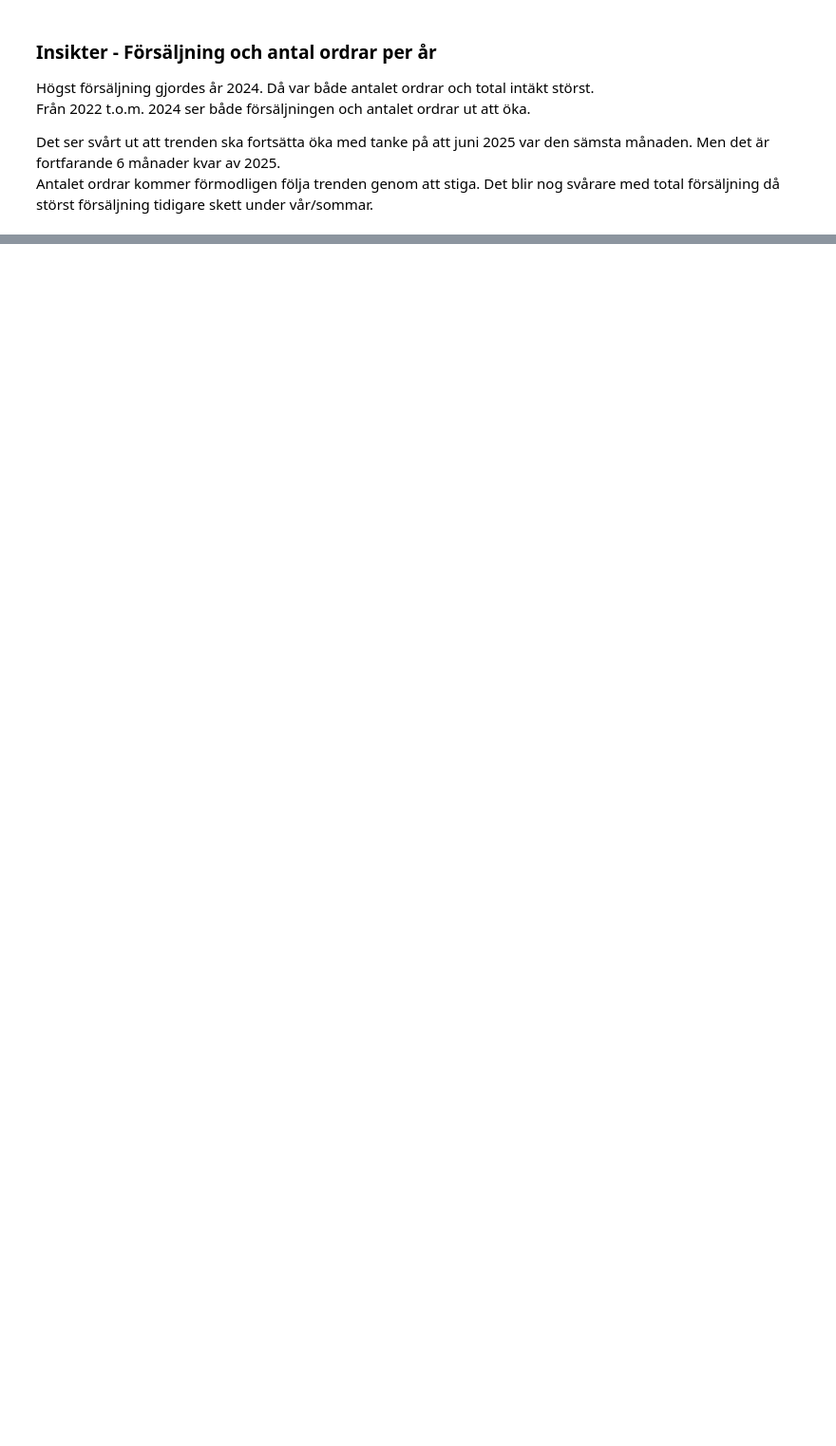
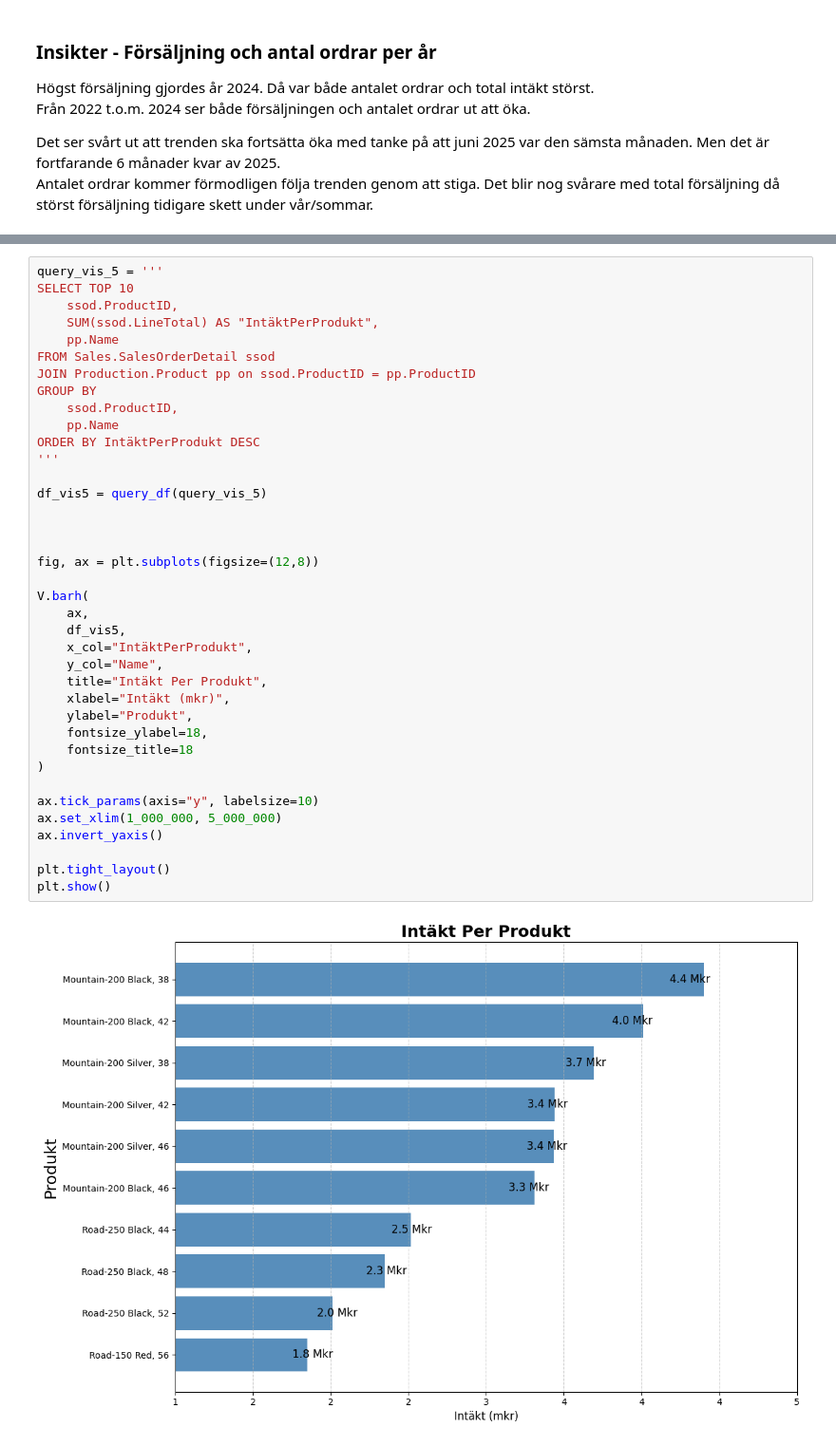
Before and after one commit to Jack-JackAttack/AdventureWorks, a Jupyter notebook: analys.ipynb, the cells around one changed output, grey strips where cells are left out. Shown at 95% size. Cells and saved outputs as stored; diff of their text form; blank space fills up the shorter version.

```diff
--- a/analys.ipynb
+++ b/analys.ipynb
@@ -294,0 +262,40 @@ Men det är fortfarande 6 månader kvar av 2025. <br>Antalet ordrar kommer förm
+# %%
+query_vis_5 = '''
+SELECT TOP 10
+    ssod.ProductID,
+    SUM(ssod.LineTotal) AS "IntäktPerProdukt",
+    pp.Name
+FROM Sales.SalesOrderDetail ssod
+JOIN Production.Product pp on ssod.ProductID = pp.ProductID
+GROUP BY
+    ssod.ProductID,
+    pp.Name
+ORDER BY IntäktPerProdukt DESC
+'''
+
+df_vis5 = query_df(query_vis_5)
+
+
+
+fig, ax = plt.subplots(figsize=(12,8))
+
+V.barh(
+    ax,
+    df_vis5,
+    x_col="IntäktPerProdukt",
+    y_col="Name",
+    title="Intäkt Per Produkt",
+    xlabel="Intäkt (mkr)",
+    ylabel="Produkt",
+    fontsize_ylabel=18,
+    fontsize_title=18
+)
+
+ax.tick_params(axis="y", labelsize=10)
+ax.set_xlim(1_000_000, 5_000_000)
+ax.invert_yaxis()
+
+plt.tight_layout()
+plt.show()
+# %% [output]
+[figure, added]
```
Also changed, not shown: parts of 5 cells of this notebook, 2 other files.
